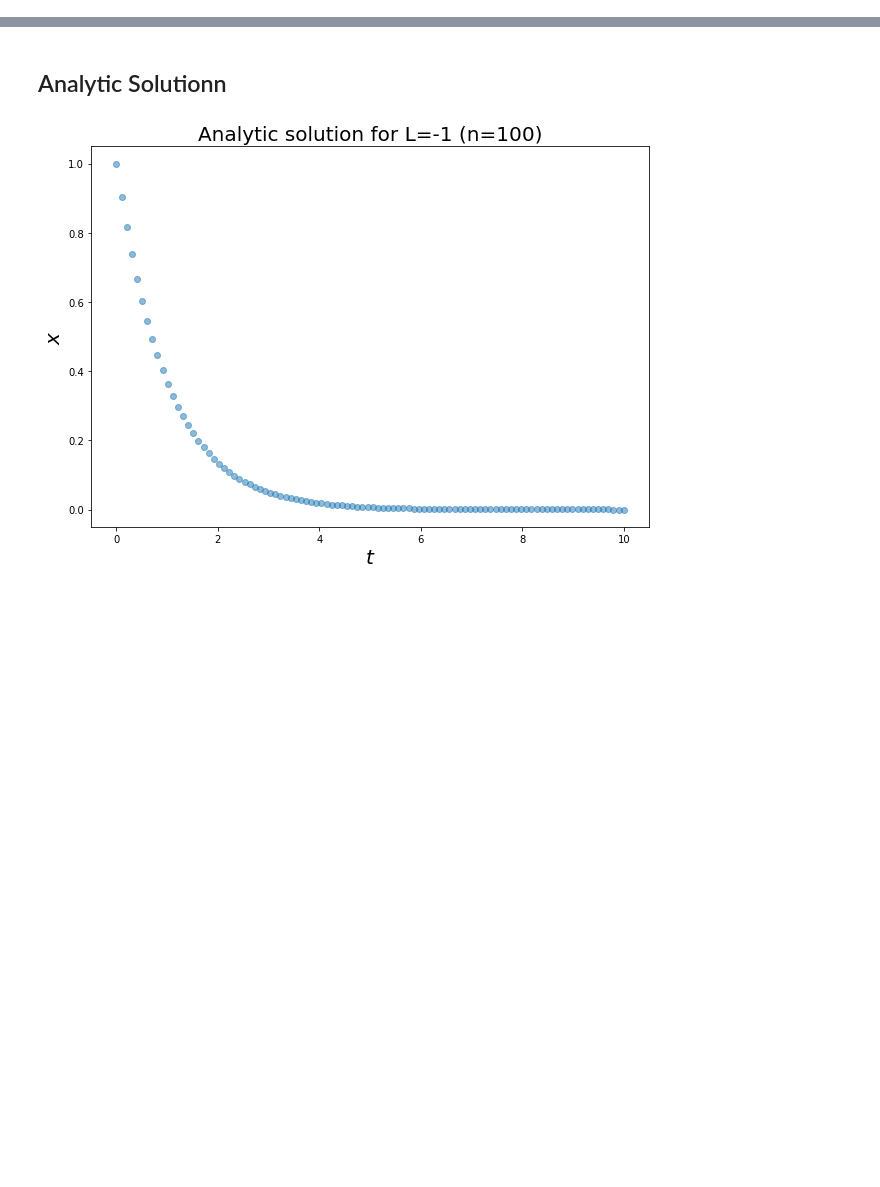
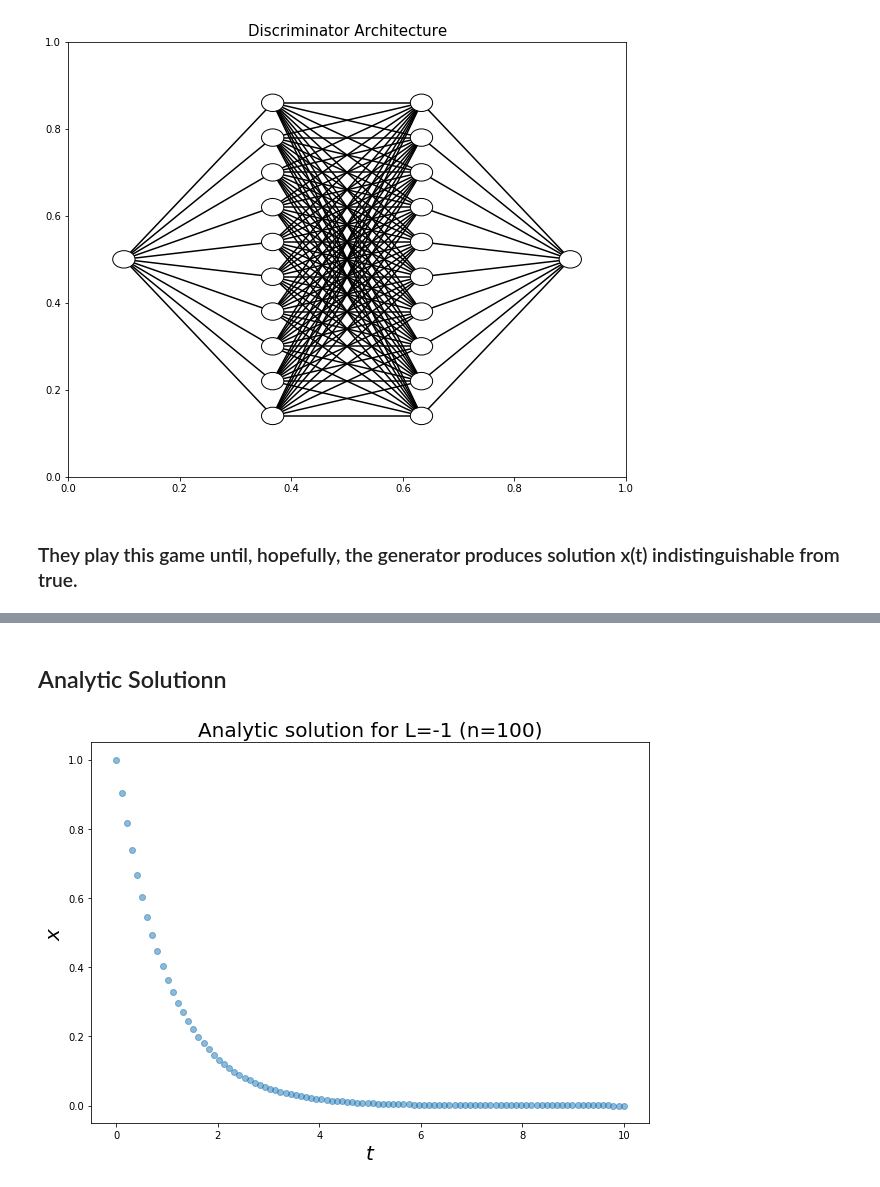
Before and after one commit to dylanrandle/denn, a Jupyter notebook: GAN.ipynb, the cells around one changed output, grey strips where cells are left out. Drawn from its saved outputs; the diff is of its cells as text; code cells hidden in the pictures; blank space fills up the shorter version.

```diff
--- a/GAN.ipynb
+++ b/GAN.ipynb
@@ -17,0 +23,9 @@ import matplotlib.pyplot as plt
+# %%
+from pde_nn.utils import draw_neural_net
+fig, ax = plt.subplots(1,1,figsize=(10,8))
+draw_neural_net(ax, .1, .9, .1, .9, [1, 10, 10,1])
+ax.set_title('Discriminator Architecture', fontsize=15);
+# %% [output]
+[figure, added]
+# %% [markdown]
+### They play this game until, hopefully, the generator produces solution x(t) indistinguishable from true.
```
Also changed, not shown: parts of 19 cells of this notebook, 1 other file.
